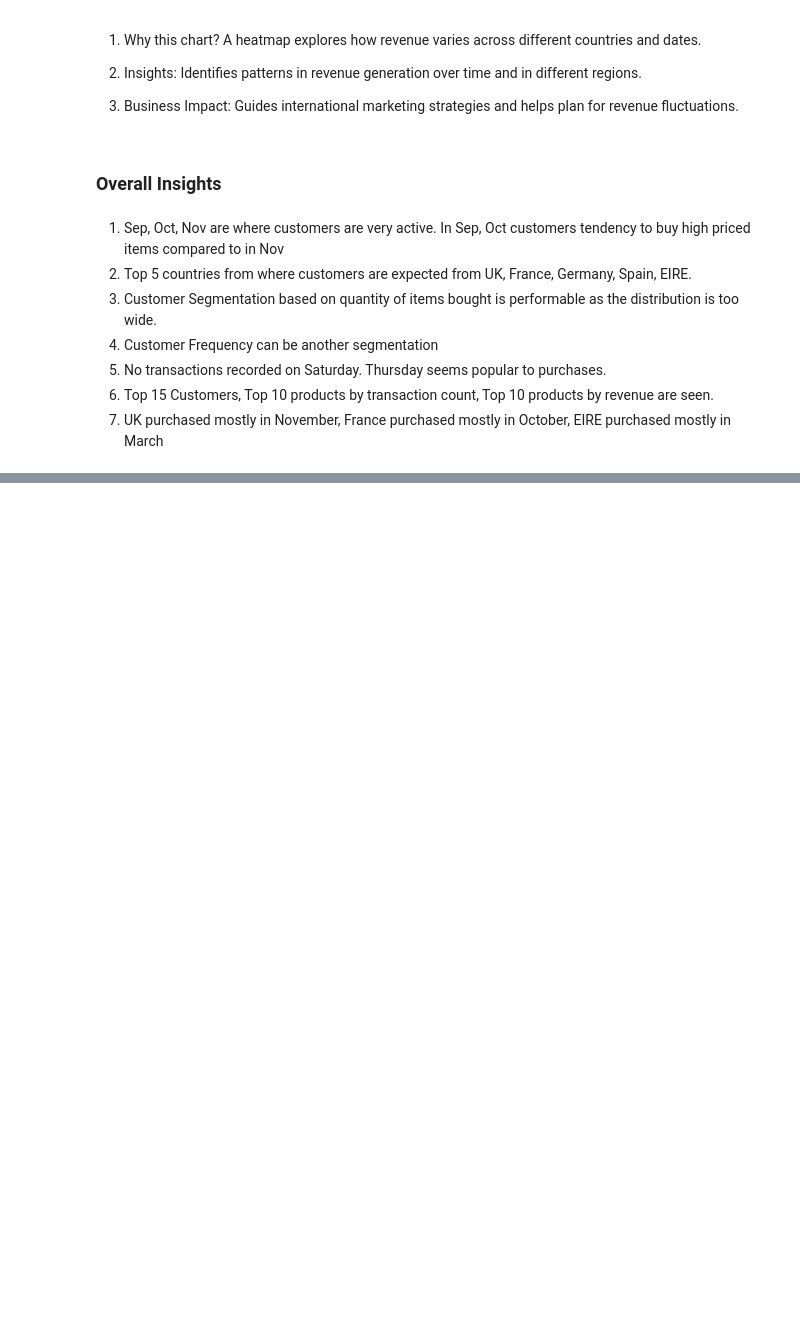
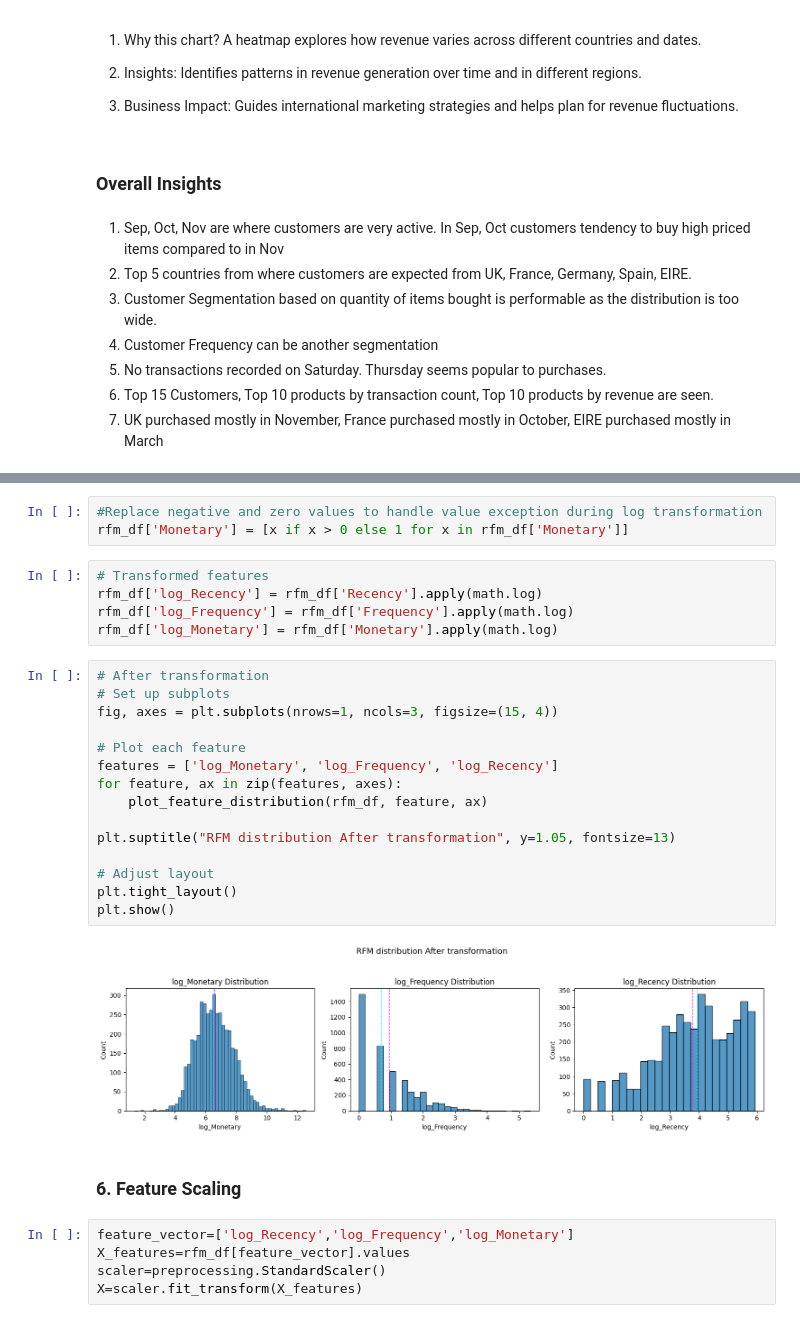
Before and after one commit to keerthana-narra/Online-Retail-Customer-Segmentation, a Jupyter notebook: Capstone_Project_Online_Retail_Customer_Segmentation.ipynb, the cells around one changed output, grey strips where cells are left out. Cells and saved outputs as stored; diff of their text form; blank space fills up the shorter version.

```diff
--- a/Capstone_Project_Online_Retail_Customer_Segmentation.ipynb
+++ b/Capstone_Project_Online_Retail_Customer_Segmentation.ipynb
@@ -404,0 +886,32 @@ plt.show()
+# %%
+#Replace negative and zero values to handle value exception during log transformation
+rfm_df['Monetary'] = [x if x > 0 else 1 for x in rfm_df['Monetary']]
+# %%
+# Transformed features
+rfm_df['log_Recency'] = rfm_df['Recency'].apply(math.log)
+rfm_df['log_Frequency'] = rfm_df['Frequency'].apply(math.log)
+rfm_df['log_Monetary'] = rfm_df['Monetary'].apply(math.log)
+# %%
+# After transformation
+# Set up subplots
+fig, axes = plt.subplots(nrows=1, ncols=3, figsize=(15, 4))
+
+# Plot each feature
+features = ['log_Monetary', 'log_Frequency', 'log_Recency']
+for feature, ax in zip(features, axes):
+    plot_feature_distribution(rfm_df, feature, ax)
+
+plt.suptitle("RFM distribution After transformation", y=1.05, fontsize=13)
+
+# Adjust layout
+plt.tight_layout()
+plt.show()
+# %% [output]
+[figure, added]
+# %% [markdown]
+### 6. Feature Scaling
+# %%
+feature_vector=['log_Recency','log_Frequency','log_Monetary']
+X_features=rfm_df[feature_vector].values
+scaler=preprocessing.StandardScaler()
+X=scaler.fit_transform(X_features)
```
Also changed, not shown: parts of 118 cells of this notebook.
